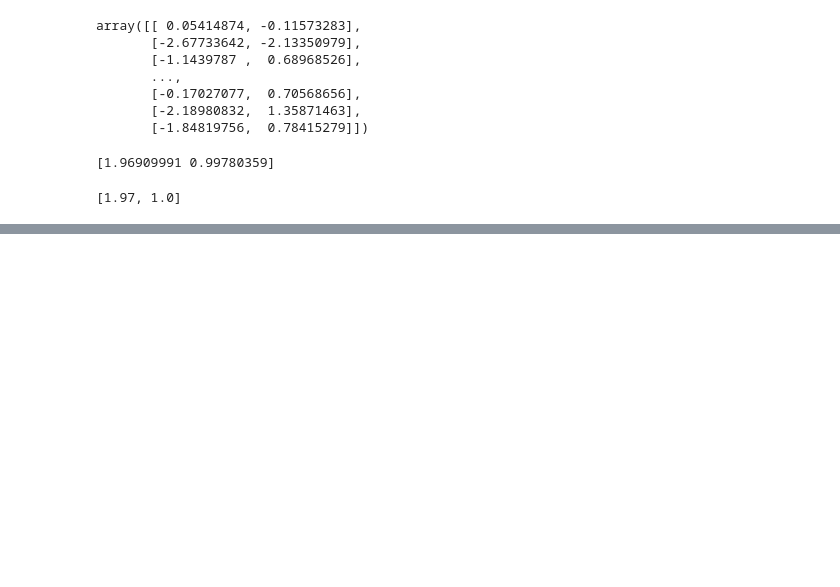
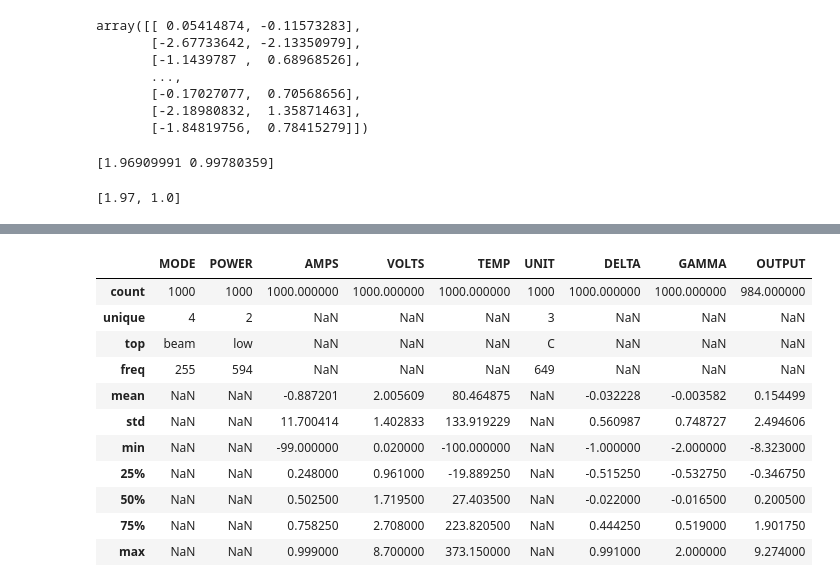
Before and after one commit to Antony-gitau/Cloudflight_Coding_Contest, a Jupyter notebook: Cloudflight_code_contest.ipynb, the cells around one changed output, grey strips where cells are left out. Saved outputs shown, nothing was run; the diff lists cells and outputs as text; code cells hidden in the pictures; blank space fills up the shorter version.

```diff
--- a/Cloudflight_code_contest.ipynb
+++ b/Cloudflight_code_contest.ipynb
@@ -93,0 +126,3 @@ level one done 🦾! On to level two!
+# %%
+train_data = pd.read_csv("/content/train_data.csv")
+train_data.head()
@@ -93,0 +136,16 @@ level one done 🦾! On to level two!
+# %%
+#lets check for problems in the data - first we describe the data
+train_data.describe(include="all")
+# %% [output]
+|  | MODE | POWER | AMPS | VOLTS | TEMP | UNIT | DELTA | GAMMA | OUTPUT |
+| count | 1000 | 1000 | 1000.000000 | 1000.000000 | 1000.000000 | 1000 | 1000.000000 | 1000.000000 | 984.000000 |
+| unique | 4 | 2 | NaN | NaN | NaN | 3 | NaN | NaN | NaN |
+| top | beam | low | NaN | NaN | NaN | C | NaN | NaN | NaN |
+| freq | 255 | 594 | NaN | NaN | NaN | 649 | NaN | NaN | NaN |
+| mean | NaN | NaN | -0.887201 | 2.005609 | 80.464875 | NaN | -0.032228 | -0.003582 | 0.154499 |
+| std | NaN | NaN | 11.700414 | 1.402833 | 133.919229 | NaN | 0.560987 | 0.748727 | 2.494606 |
+| min | NaN | NaN | -99.000000 | 0.020000 | -100.000000 | NaN | -1.000000 | -2.000000 | -8.323000 |
+| 25% | NaN | NaN | 0.248000 | 0.961000 | -19.889250 | NaN | -0.515250 | -0.532750 | -0.346750 |
+| 50% | NaN | NaN | 0.502500 | 1.719500 | 27.403500 | NaN | -0.022000 | -0.016500 | 0.200500 |
+| 75% | NaN | NaN | 0.758250 | 2.708000 | 223.820500 | NaN | 0.444250 | 0.519000 | 1.901750 |
+| max | NaN | NaN | 0.999000 | 8.700000 | 373.150000 | NaN | 0.991000 | 2.000000 | 9.274000 |
```
Also changed, not shown: parts of 16 cells of this notebook.
